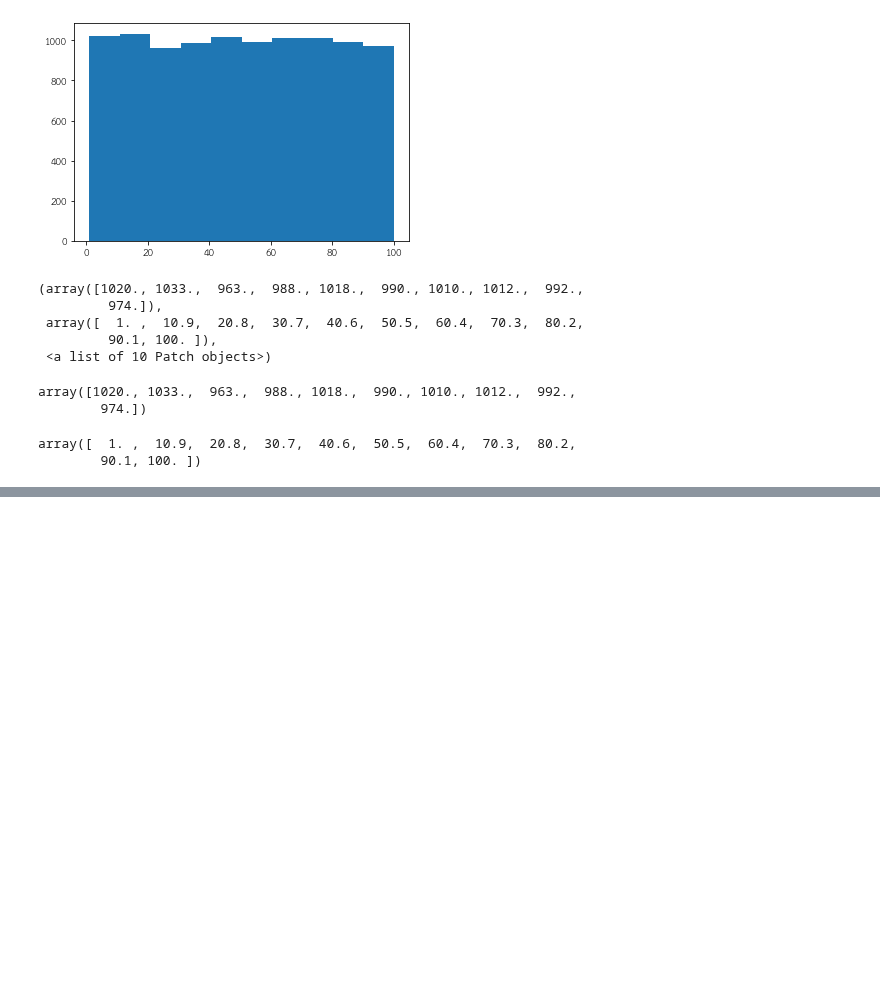
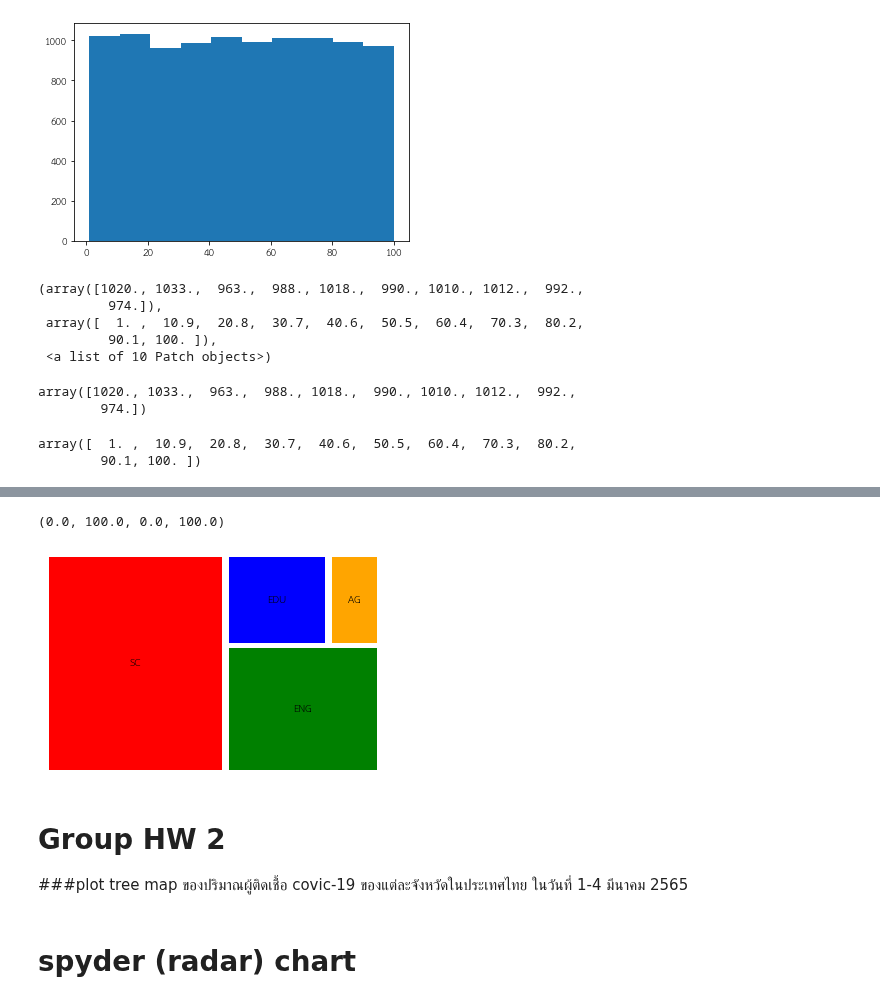
Before and after one commit to gameaphiwat/data_viz_2022, a Jupyter notebook: DataViz04_Data_Comparison.ipynb, the cells around one changed output, grey strips where cells are left out. Drawn from its saved outputs; the diff is of its cells as text; code cells hidden in the pictures; blank space fills up the shorter version.

Commit message:
Tree Map and Spyder

```diff
--- a/DataViz04_Data_Comparison.ipynb
+++ b/DataViz04_Data_Comparison.ipynb
@@ -362,0 +405,14 @@ array([  1. ,  10.9,  20.8,  30.7,  40.6,  50.5,  60.4,  70.3,  80.2,
+# %%
+labels = ['SC', 'ENG', 'EDU', 'AG']
+sizes = [500, 250, 120, 60]
+color = ['red', 'green', 'blue', 'orange']
+squarify.plot(sizes,color=color, label = labels, pad = True)
+plt.axis('off')
+# %% [output]
+(0.0, 100.0, 0.0, 100.0)
+[figure, added]
+# %% [markdown]
+# **Group HW 2**
+###plot tree map ของปริมาณผู้ติดเชื้อ covic-19 ของแต่ละจังหวัดในประเทศไทย ในวันที่ 1-4 มีนาคม 2565
+# %% [markdown]
+# **spyder (radar) chart**
```
Also changed, not shown: parts of 31 cells of this notebook.
